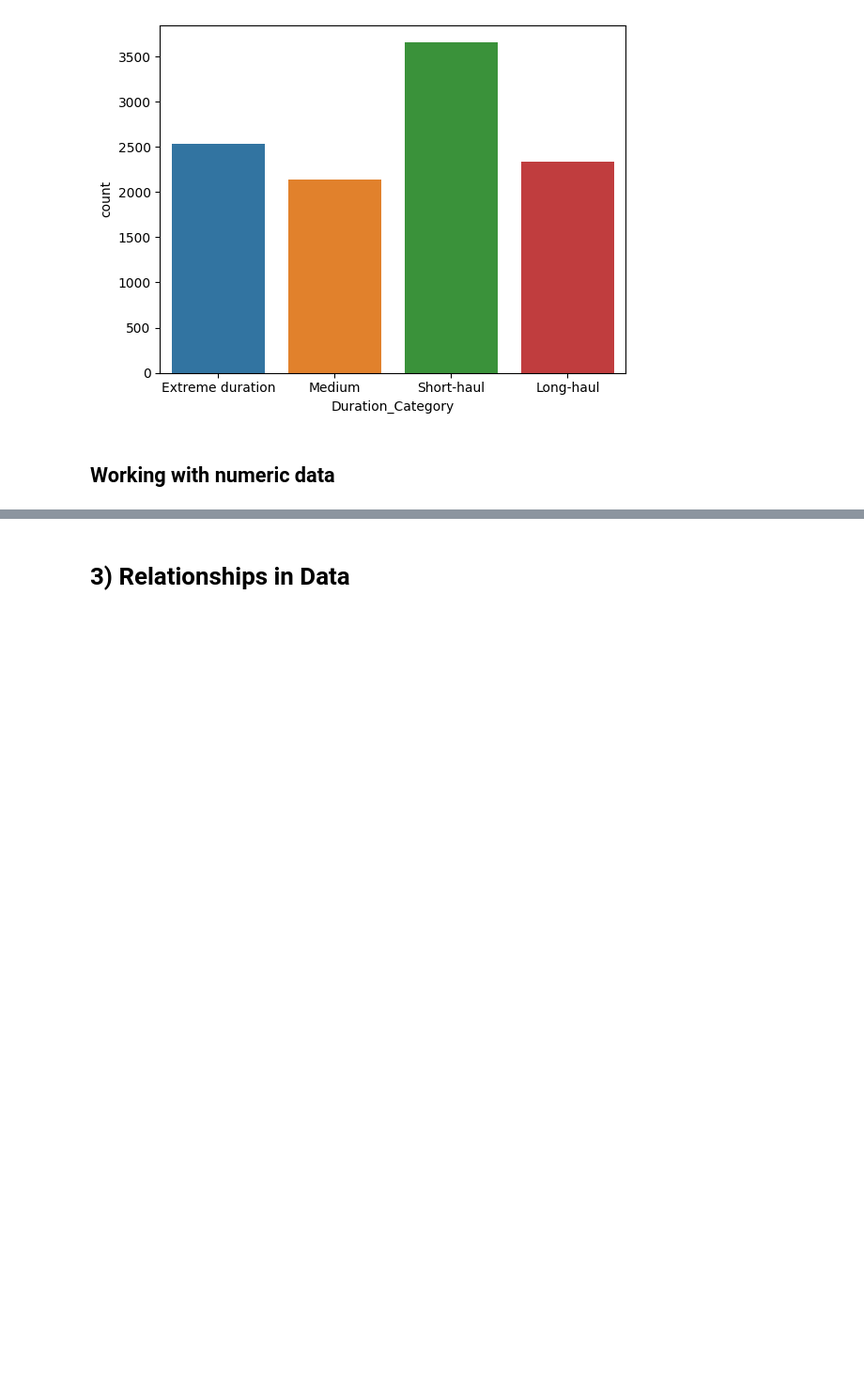
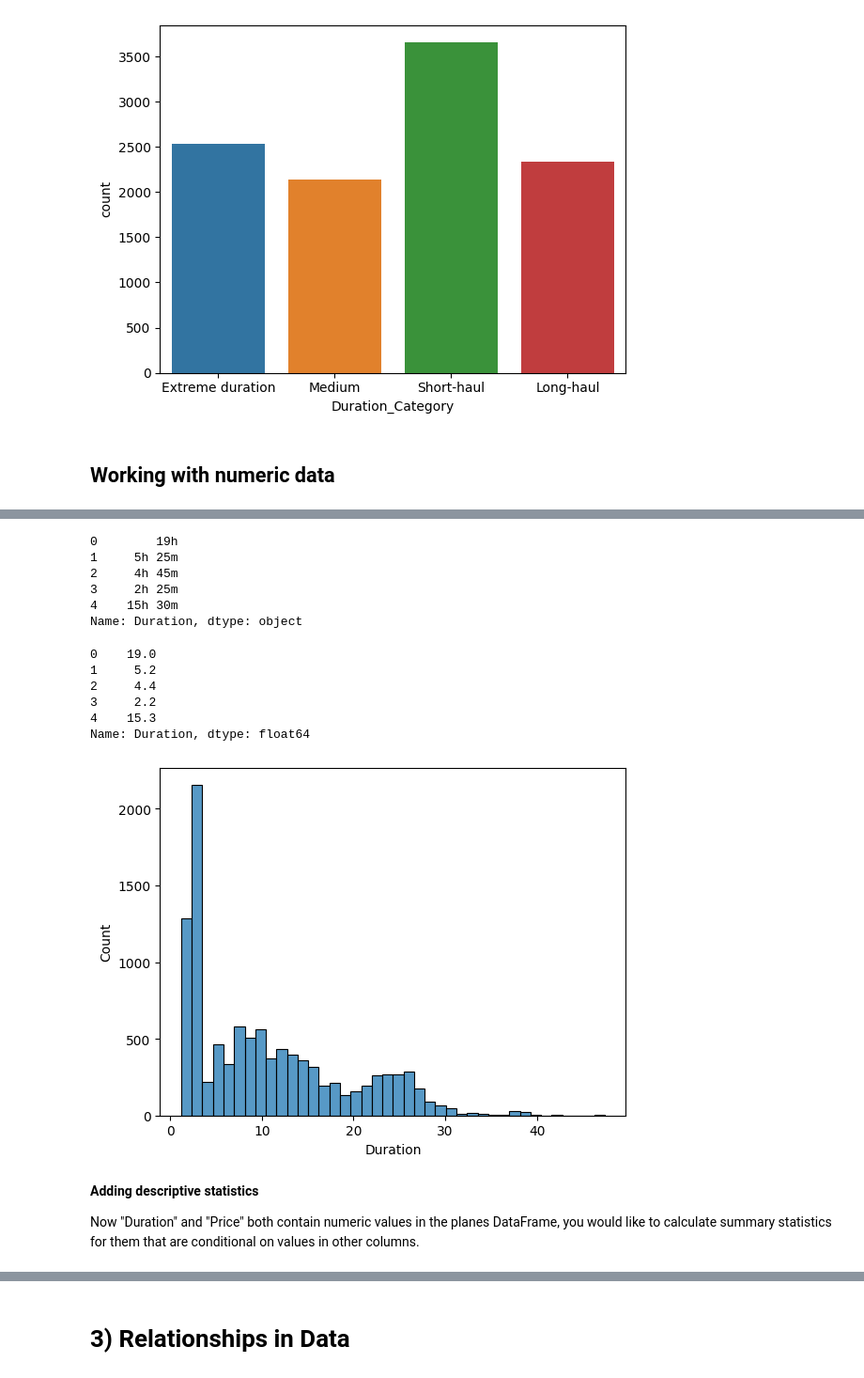
Before and after one commit to FarellFahrozi/data-camp, a Jupyter notebook: data_camp_courses/exploratory_data_analysis.ipynb, the cells around one changed output, grey strips where cells are left out. Shown: that part at 94% size. Drawn from its saved outputs; the diff is of its cells as text; code cells hidden in the pictures; blank space fills up the shorter version.

```diff
--- a/data_camp_courses/exploratory_data_analysis.ipynb
+++ b/data_camp_courses/exploratory_data_analysis.ipynb
@@ -698,0 +709,2 @@ plt.show()
+# %%
+planes = pd.read_csv("/home/cyberx/data_camp_courses/datasets/exploratory_data_analysis/planes.csv")
@@ -698,0 +742,36 @@ plt.show()
+# %%
+# Preview the column
+print(planes["Duration"].head())
+# %% [output]
+0        19h
+1     5h 25m
+2     4h 45m
+3     2h 25m
+4    15h 30m
+Name: Duration, dtype: object
+# %%
+# Remove the string character
+planes["Duration"] = planes["Duration"].str.replace("h", "").str.replace(" ", ".").str.replace("m", "")
+
+# Convert to float data type
+planes["Duration"] = planes["Duration"].astype(float).round(1)
+# %%
+# Preview the column after remove string
+print(planes["Duration"].head())
+# %% [output]
+0    19.0
+1     5.2
+2     4.4
+3     2.2
+4    15.3
+Name: Duration, dtype: float64
+# %%
+# Plot a histogram
+sns.histplot(x="Duration", data=planes)
+plt.show()
+# %% [output]
+[figure, added]
+# %% [markdown]
+**Adding descriptive statistics**
+
+Now "Duration" and "Price" both contain numeric values in the planes DataFrame, you would like to calculate summary statistics for them that are conditional on values in other columns.
```
Also changed, not shown: parts of 92 cells of this notebook, 1 other file.
